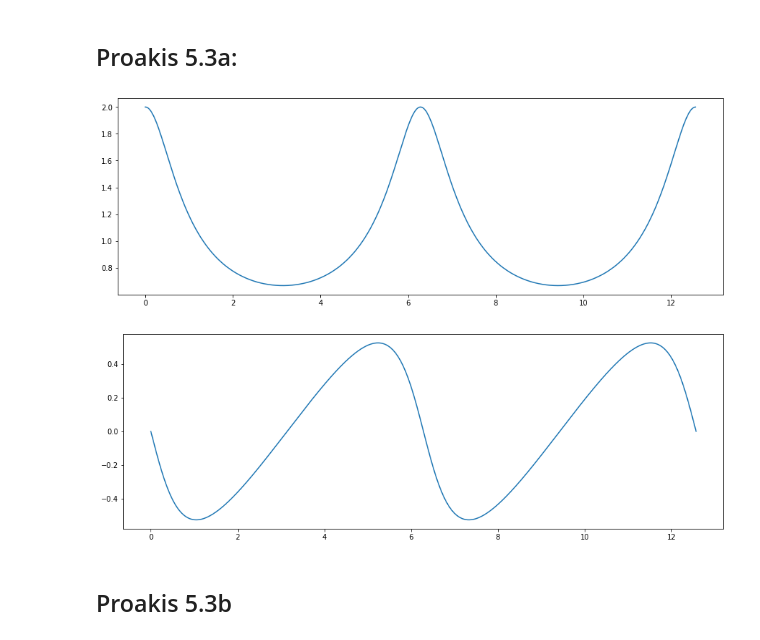
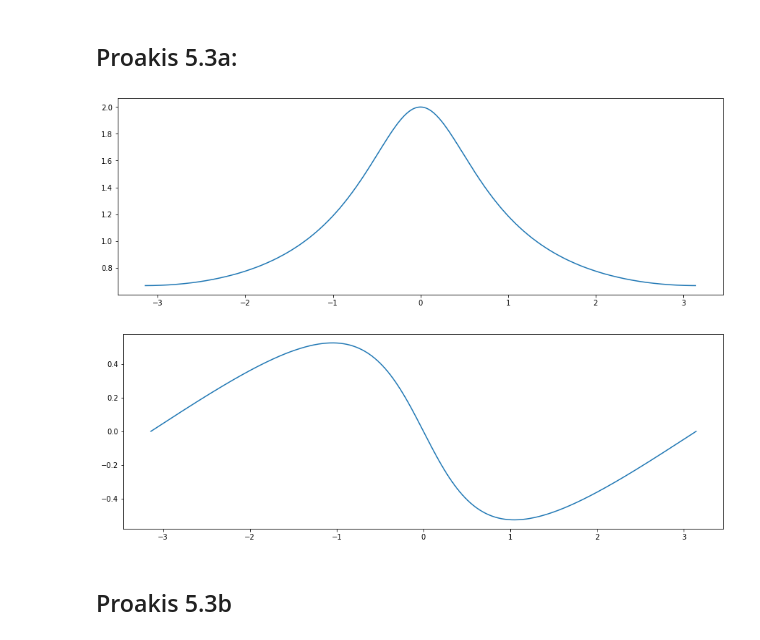
Before and after one commit to ductai199x/Course_work, a Jupyter notebook: eces434/labs/src/hw3/Homework3.ipynb, the cells around one changed output. Cells and saved outputs as stored; diff of their text form; code cells hidden in the pictures.

```diff
--- a/ecec434/labs/src/hw3/Homework3.ipynb
+++ b/eces434/labs/src/hw3/Homework3.ipynb
@@ -18,16 +18,16 @@ denH = [1, -0.5]
 # compute the impulse response
 systemH = signal.dlti(numH, denH)
 # %%
-w = np.linspace(0,4*np.pi,10000)
+w = np.linspace(-np.pi,np.pi,1000)
 w, H = signal.dfreqresp(systemH, w)
 
 plt.figure(figsize = (15,5))
 plt.plot(w, np.abs(H));
 
 plt.figure(figsize = (15,5))
 plt.plot(w, np.angle(H));
 # %% [output]
-[figure, old version]
+[figure, new version]
-[figure, old version]
+[figure, new version]
 # %% [markdown]
 ## Proakis 5.3b
```
Also changed, not shown: parts of 11 cells of this notebook, 15 other files.
